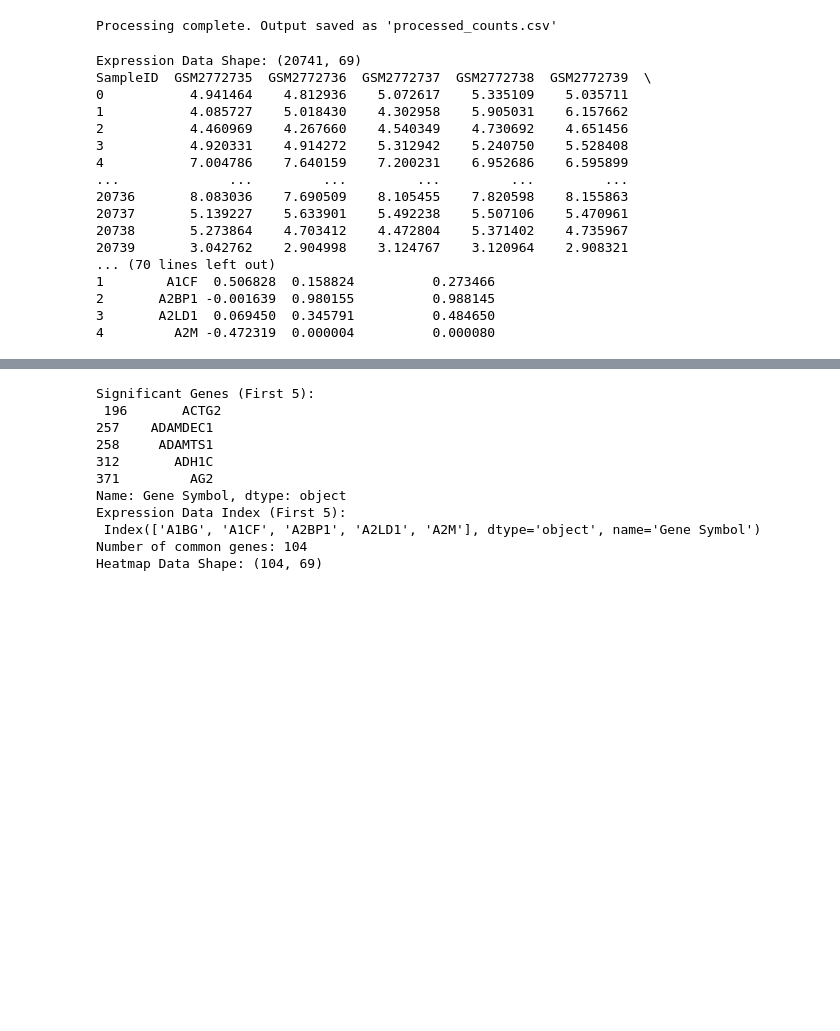
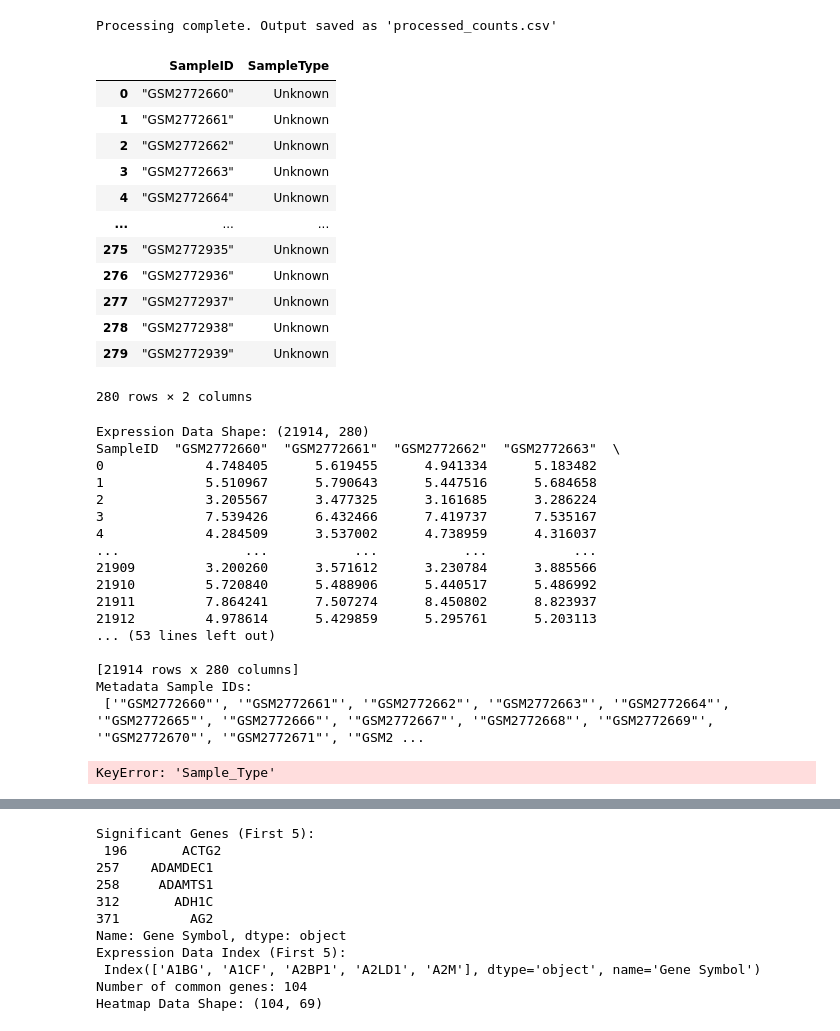
Before and after one commit to Saneeya1402/CRC_Biomarkers_With_A_Machine_Learning_Workflow, a Jupyter notebook: Code/Code.ipynb, the cells around one changed output, grey strips where cells are left out. Saved outputs shown, nothing was run; the diff lists cells and outputs as text; code cells hidden in the pictures; blank space fills up the shorter version.

```diff
--- a/Code/Code.ipynb
+++ b/Code/Code.ipynb
@@ -60,15 +71,32 @@ result_df.to_csv('processed_counts.csv', index=False)
 print("Processing complete. Output saved as 'processed_counts.csv'")
 # %% [output]
 Processing complete. Output saved as 'processed_counts.csv'
+# %%
+metadata = pd.read_csv("../Data/Processed/metadata.csv")  # Loading metadata
+metadata
+# %% [output]
+|  | SampleID | SampleType |
+| 0 | "GSM2772660" | Unknown |
+| 1 | "GSM2772661" | Unknown |
+| 2 | "GSM2772662" | Unknown |
+| 3 | "GSM2772663" | Unknown |
+| 4 | "GSM2772664" | Unknown |
+| ... | ... | ... |
+| 275 | "GSM2772935" | Unknown |
+| 276 | "GSM2772936" | Unknown |
+| 277 | "GSM2772937" | Unknown |
+| 278 | "GSM2772938" | Unknown |
+| 279 | "GSM2772939" | Unknown |
+280 rows × 2 columns
 # %%
 # Next we have to merge our counts data with the metadata to classify our samples between Tumor and Normal samples
 # This will be followed by Differential Gene Expression Analysis
 # Multiple checkpoints have been added to this part of the code for the sake of avoiding or catching any errors
 
-metadata = pd.read_csv("metadata.csv")  # Loading metadata
+metadata = pd.read_csv("../Data/Processed/metadata.csv")  # Loading metadata
 metadata
 
-counts = pd.read_csv("processed_counts.csv") # Loading the processed counts data
+counts = pd.read_csv("../Data/Processed/processed_counts.csv") # Loading the processed counts data
 counts
 
 # First we filter columns with expression data
@@ -141,23 +169,24 @@ results = pd.DataFrame({
 })
 print("Results (First 5 Rows):\n", results.head())  # Checkpoint 8
 # %% [output]
-Expression Data Shape: (20741, 69)
-SampleID  GSM2772735  GSM2772736  GSM2772737  GSM2772738  GSM2772739  \
-0           4.941464    4.812936    5.072617    5.335109    5.035711
-1           4.085727    5.018430    4.302958    5.905031    6.157662
-2           4.460969    4.267660    4.540349    4.730692    4.651456
-3           4.920331    4.914272    5.312942    5.240750    5.528408
-4           7.004786    7.640159    7.200231    6.952686    6.595899
-...              ...         ...         ...         ...         ...
-20736       8.083036    7.690509    8.105455    7.820598    8.155863
-20737       5.139227    5.633901    5.492238    5.507106    5.470961
-20738       5.273864    4.703412    4.472804    5.371402    4.735967
-20739       3.042762    2.904998    3.124767    3.120964    2.908321
-... (70 lines left out)
-1        A1CF  0.506828  0.158824          0.273466
-2       A2BP1 -0.001639  0.980155          0.988145
-3       A2LD1  0.069450  0.345791          0.484650
-4         A2M -0.472319  0.000004          0.000080
+Expression Data Shape: (21914, 280)
+SampleID  "GSM2772660"  "GSM2772661"  "GSM2772662"  "GSM2772663"  \
+0             4.748405      5.619455      4.941334      5.183482
+1             5.510967      5.790643      5.447516      5.684658
+2             3.205567      3.477325      3.161685      3.286224
+3             7.539426      6.432466      7.419737      7.535167
+4             4.284509      3.537002      4.738959      4.316037
+...                ...           ...           ...           ...
+21909         3.200260      3.571612      3.230784      3.885566
+21910         5.720840      5.488906      5.440517      5.486992
+21911         7.864241      7.507274      8.450802      8.823937
+21912         4.978614      5.429859      5.295761      5.203113
+... (53 lines left out)
+
+[21914 rows x 280 columns]
+Metadata Sample IDs:
+ ['"GSM2772660"', '"GSM2772661"', '"GSM2772662"', '"GSM2772663"', '"GSM2772664"', '"GSM2772665"', '"GSM2772666"', '"GSM2772667"', '"GSM2772668"', '"GSM2772669"', '"GSM2772670"', '"GSM2772671"', '"GSM2 ...
+KeyError: 'Sample_Type'
 # %%
 # Next we will extract differentially expressed genes on the basis of their significance and then plot Figure 2C
 
```
Also changed, not shown: parts of 2 cells of this notebook, 2 other files.
